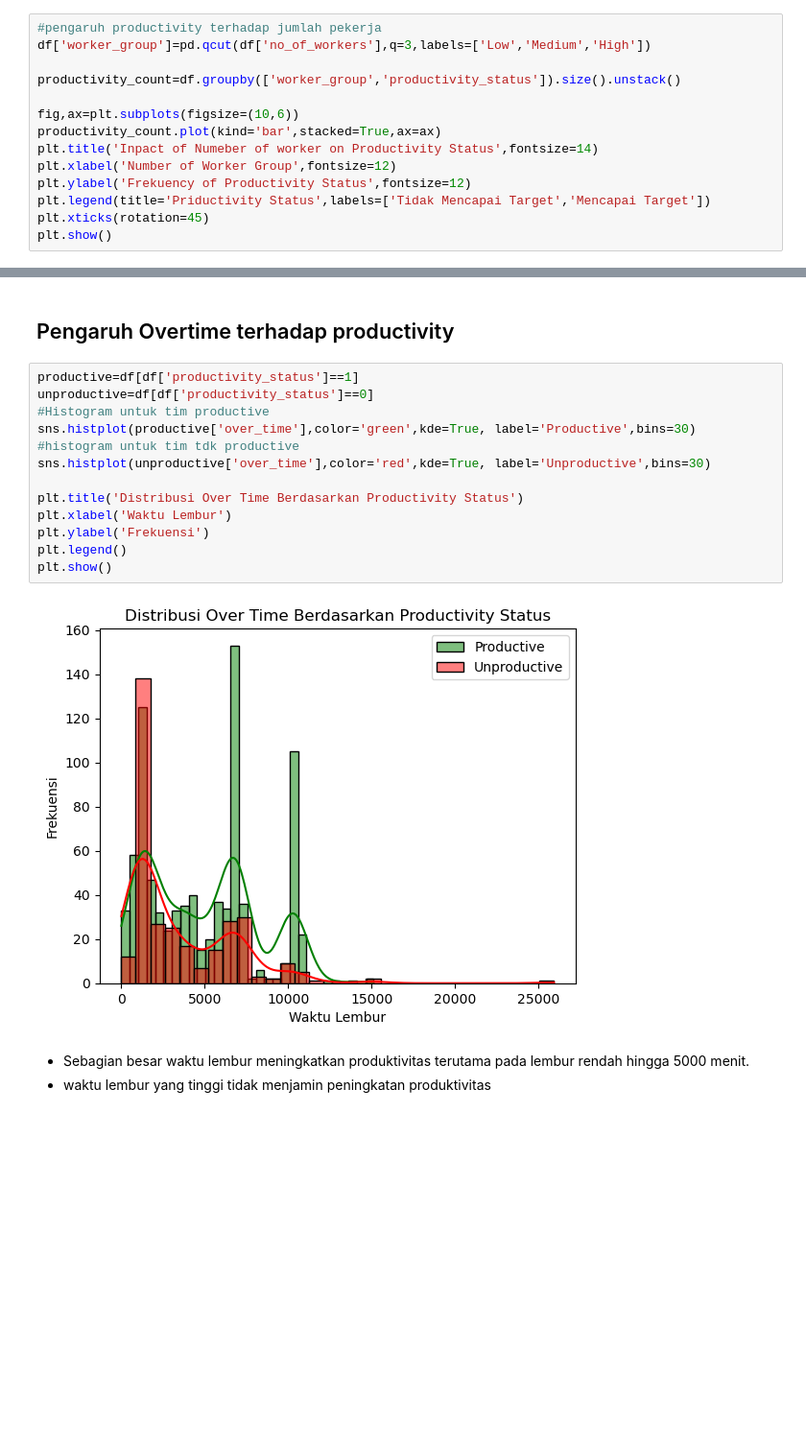
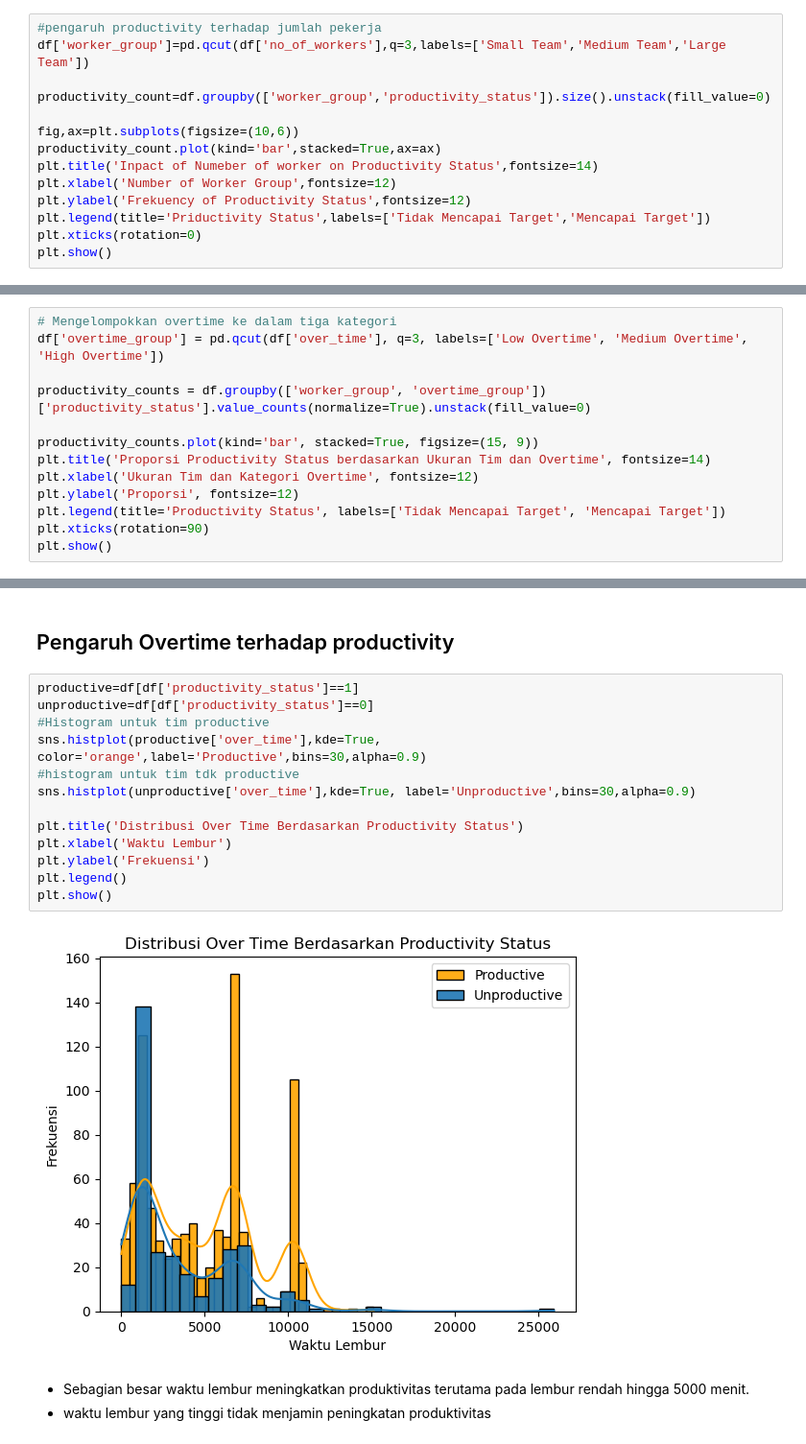
Before and after one commit to tiyasanin1/garment-productivity-analysis, a Jupyter notebook: notebook/code.ipynb, the cells around one changed output, grey strips where cells are left out. Shown at 96% size. Cells and saved outputs as stored; diff of their text form; blank space fills up the shorter version.

```diff
--- a/notebook/code.ipynb
+++ b/notebook/code.ipynb
@@ -149,9 +160,9 @@ sns.heatmap(correlation, annot=True, annot_kws={"size": 10}, cmap='coolwarm', sq
 ## pengaruh productivity terhadap jumlah pekerja
 # %%
 #pengaruh productivity terhadap jumlah pekerja
-df['worker_group']=pd.qcut(df['no_of_workers'],q=3,labels=['Low','Medium','High'])
+df['worker_group']=pd.qcut(df['no_of_workers'],q=3,labels=['Small Team','Medium Team','Large Team'])
 
-productivity_count=df.groupby(['worker_group','productivity_status']).size().unstack()
+productivity_count=df.groupby(['worker_group','productivity_status']).size().unstack(fill_value=0)
 
 fig,ax=plt.subplots(figsize=(10,6))
 productivity_count.plot(kind='bar',stacked=True,ax=ax)
@@ -159,6 +170,6 @@ plt.title('Inpact of Numeber of worker on Productivity Status',fontsize=14)
 plt.xlabel('Number of Worker Group',fontsize=12)
 plt.ylabel('Frekuency of Productivity Status',fontsize=12)
 plt.legend(title='Priductivity Status',labels=['Tidak Mencapai Target','Mencapai Target'])
-plt.xticks(rotation=45)
+plt.xticks(rotation=0)
 plt.show()
 # %% [output]
@@ -178,3 +193,16 @@ Chi-square Test p-value=4.5799394920915525e-23
 # %% [markdown]
 Observasi:
 - Ada hubungan signifikan anatara grup jumlah pekerja dan produktivitas
+# %%
+# Mengelompokkan overtime ke dalam tiga kategori
+df['overtime_group'] = pd.qcut(df['over_time'], q=3, labels=['Low Overtime', 'Medium Overtime', 'High Overtime'])
+
+productivity_counts = df.groupby(['worker_group', 'overtime_group'])['productivity_status'].value_counts(normalize=True).unstack(fill_value=0)
+
+productivity_counts.plot(kind='bar', stacked=True, figsize=(15, 9))
+plt.title('Proporsi Productivity Status berdasarkan Ukuran Tim dan Overtime', fontsize=14)
+plt.xlabel('Ukuran Tim dan Kategori Overtime', fontsize=12)
+plt.ylabel('Proporsi', fontsize=12)
+plt.legend(title='Productivity Status', labels=['Tidak Mencapai Target', 'Mencapai Target'])
+plt.xticks(rotation=90)
+plt.show()
@@ -183,18 +239,18 @@ Observasi:
 # %%
 productive=df[df['productivity_status']==1]
 unproductive=df[df['productivity_status']==0]
 #Histogram untuk tim productive
-sns.histplot(productive['over_time'],color='green',kde=True, label='Productive',bins=30)
+sns.histplot(productive['over_time'],kde=True, color='orange',label='Productive',bins=30,alpha=0.9)
 #histogram untuk tim tdk productive
-sns.histplot(unproductive['over_time'],color='red',kde=True, label='Unproductive',bins=30)
+sns.histplot(unproductive['over_time'],kde=True, label='Unproductive',bins=30,alpha=0.9)
 
 plt.title('Distribusi Over Time Berdasarkan Productivity Status')
 plt.xlabel('Waktu Lembur')
 plt.ylabel('Frekuensi')
 plt.legend()
 plt.show()
 # %% [output]
-[figure, old version]
+[figure, new version]
 # %% [markdown]
 - Sebagian besar waktu lembur meningkatkan produktivitas terutama pada lembur rendah hingga 5000 menit.
 - waktu lembur yang tinggi tidak menjamin peningkatan produktivitas
```
Also changed, not shown: parts of 51 cells of this notebook.
